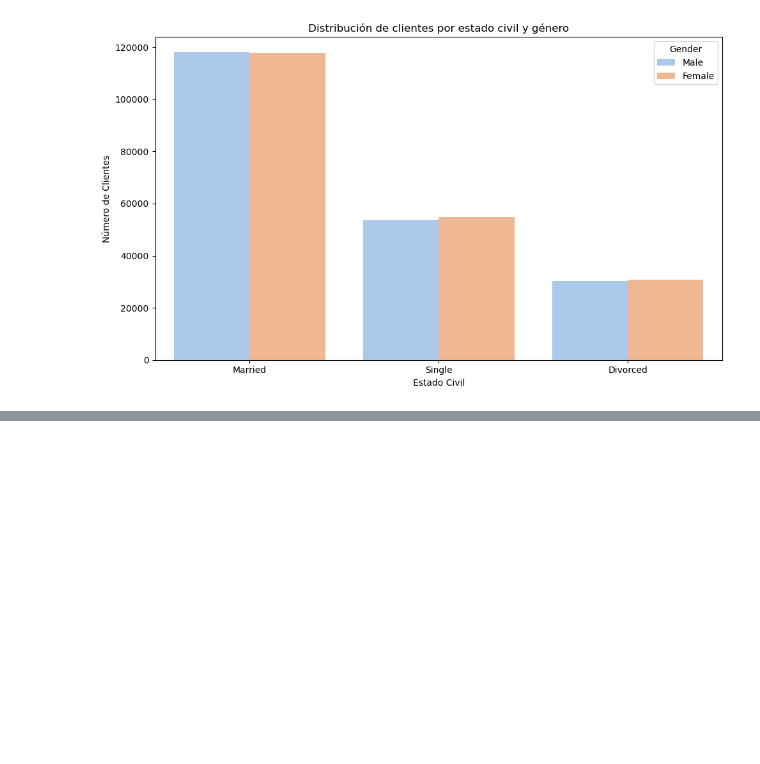
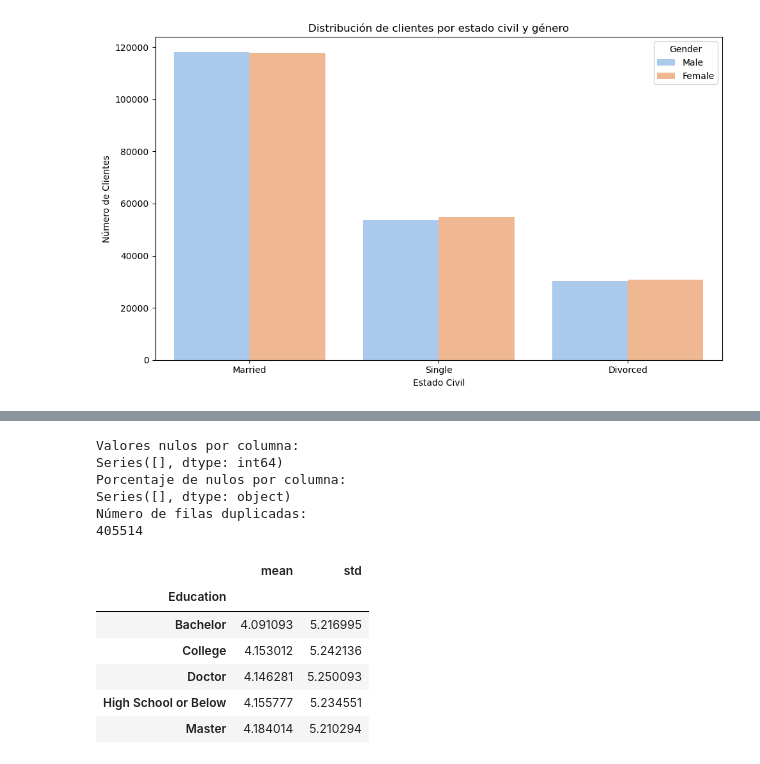
Before and after one commit to Adalab/bda-modulo-3-evaluacion-final-Leidy926, a Jupyter notebook: Evaluacion_modulo_3.ipynb, the cells around one changed output, grey strips where cells are left out. Cells and saved outputs as stored; diff of their text form; code cells hidden in the pictures; blank space fills up the shorter version.

```diff
--- a/Evaluacion_modulo_3.ipynb
+++ b/Evaluacion_modulo_3.ipynb
@@ -387,0 +396,4 @@ plt.show()
+# %%
+# Se realiza la unión de estas dos columnas
+datos_filtrados = union_df_df1[['Education', 'Flights Booked']]
+datos_filtrados.head()
@@ -387,0 +428,9 @@ plt.show()
+# %%
+mis_librerias_1.revisar_nulos(datos_filtrados)
+# %% [output]
+Valores nulos por columna:
+Series([], dtype: int64)
+Porcentaje de nulos por columna:
+Series([], dtype: object)
+Número de filas duplicadas:
+405514
@@ -387,0 +439,15 @@ plt.show()
+# %%
+# Supongamos que ya tienes el DataFrame filtrado con estas dos columnas
+# datos_filtrados = union_df1_df2[['Education', 'Flights Booked']]
+
+# Agrupar por nivel educativo y calcular promedio y desviación estándar
+estadisticas_desc = datos_filtrados.groupby('Education')['Flights Booked'].agg(['mean', 'std'])
+estadisticas_desc
+# %% [output]
+|  | mean | std |
+| Education |  |  |
+| Bachelor | 4.091093 | 5.216995 |
+| College | 4.153012 | 5.242136 |
+| Doctor | 4.146281 | 5.250093 |
+| High School or Below | 4.155777 | 5.234551 |
+| Master | 4.184014 | 5.210294 |
```
Also changed, not shown: parts of 23 cells of this notebook.
